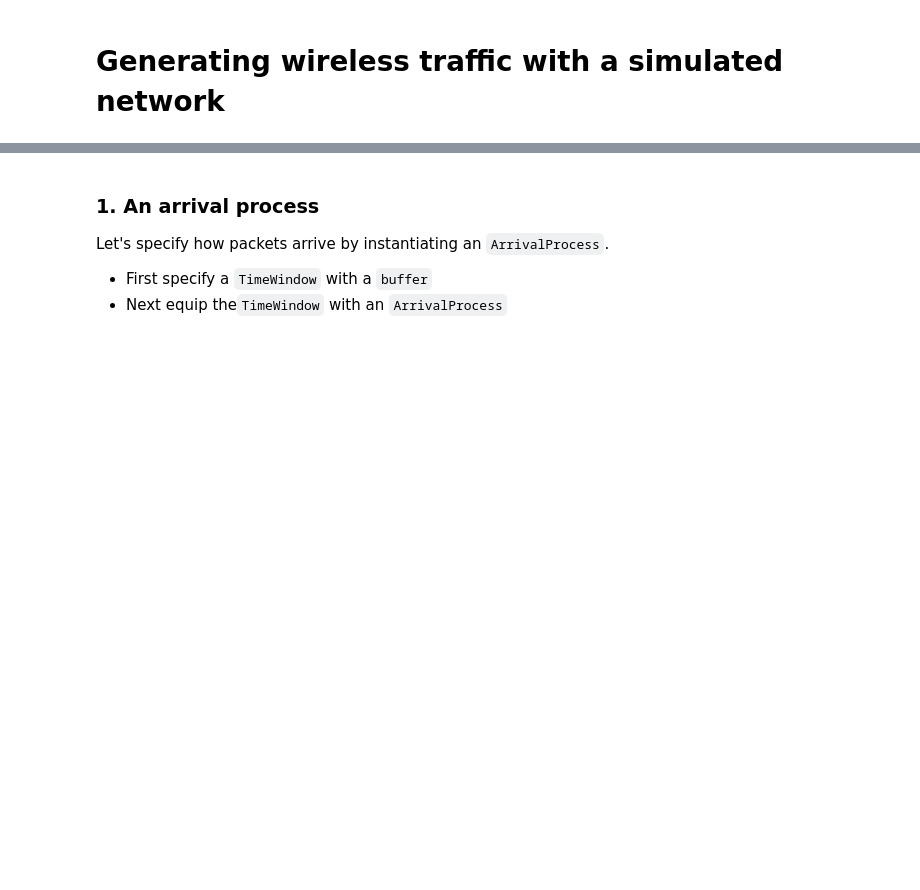
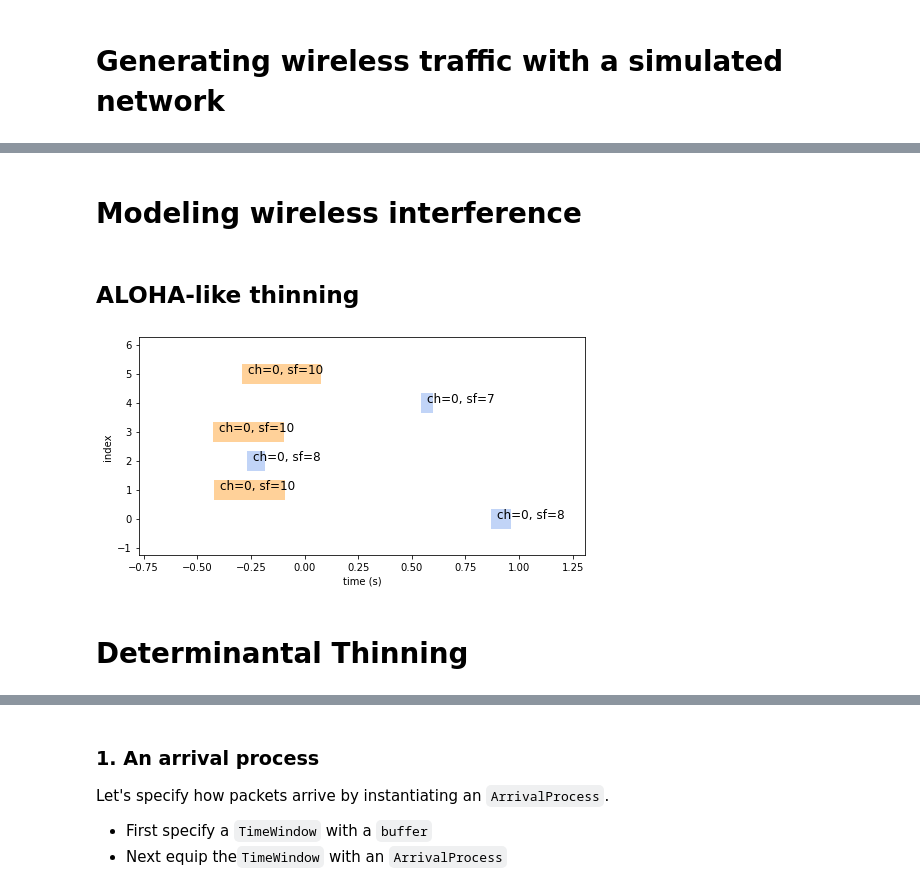
Before and after one commit to seaarts/lora-network-planner, a Jupyter notebook: notebooks/interference-simultion.ipynb, the cells around one changed output, grey strips where cells are left out. Drawn from its saved outputs; the diff is of its cells as text; code cells hidden in the pictures; blank space fills up the shorter version.

```diff
--- a/notebooks/interference-simultion.ipynb
+++ b/notebooks/interference-simultion.ipynb
@@ -60,0 +95,10 @@ Ultimately, a network model's main purpose is to generate wireless `Traffic`. He
+# %% [markdown]
+# Modeling wireless interference
+# %% [markdown]
+## ALOHA-like thinning
+# %%
+traffic[0].plot(text=True, figsize=(8,4), linewidths=20, labels=traffic[0].thinALOHA());
+# %% [output]
+[figure, added]
+# %% [markdown]
+# Determinantal Thinning
```
Also changed, not shown: parts of 25 cells of this notebook, 4 other files.
